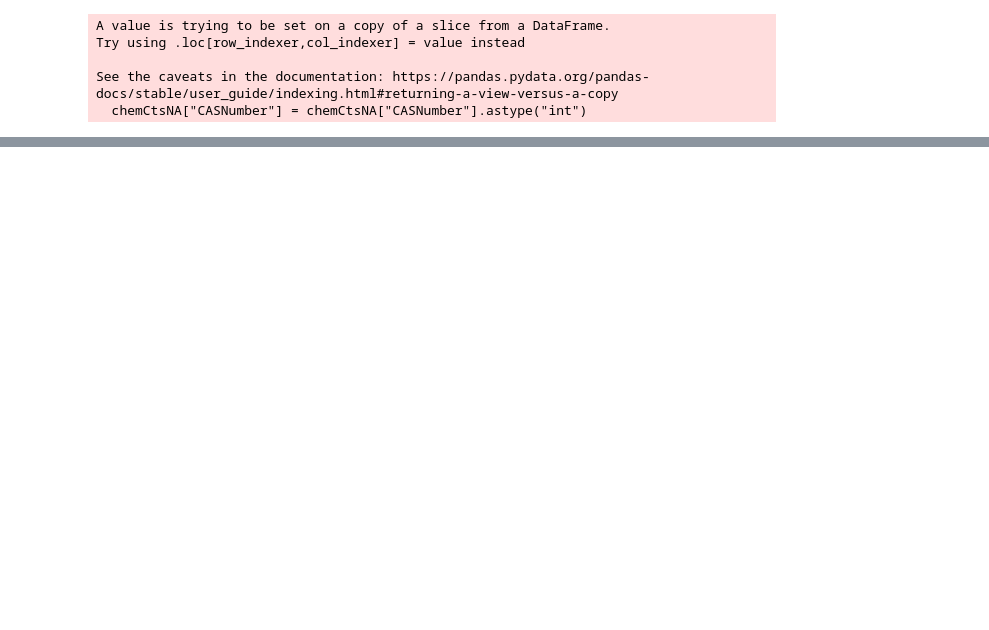
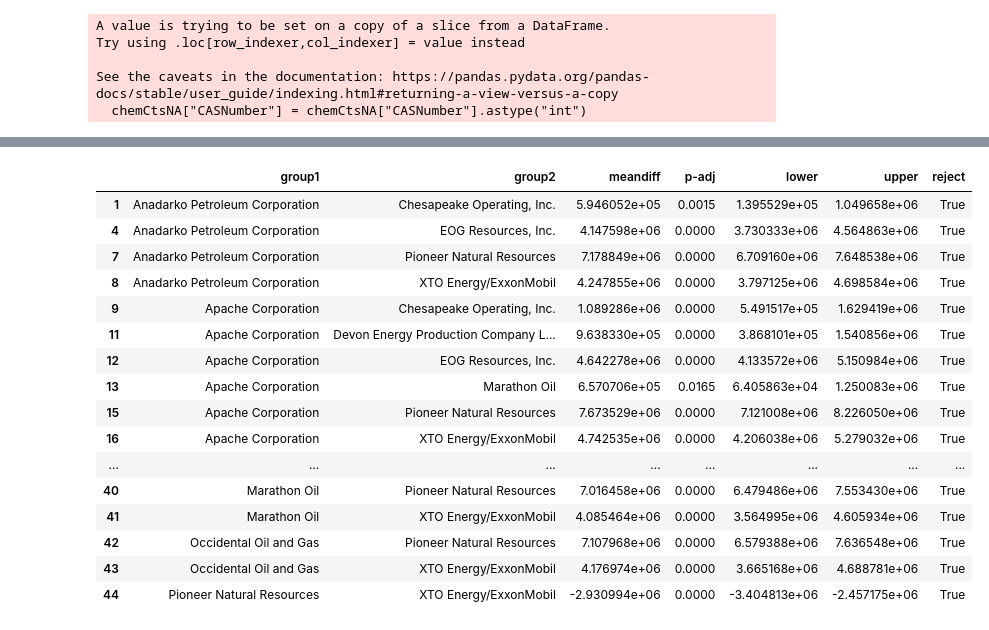
Before and after one commit to elfie42/fracking-research, a Jupyter notebook: code/registry_analysis.ipynb, the cells around one changed output, grey strips where cells are left out. Saved outputs shown, nothing was run; the diff lists cells and outputs as text; code cells hidden in the pictures; blank space fills up the shorter version.

```diff
--- a/code/registry_analysis.ipynb
+++ b/code/registry_analysis.ipynb
@@ -196,0 +415,30 @@ len(purpCat)
+# %%
+
+# run test on water volume/operator pairs
+volOpTky = mc.MultiComparison(tukeyDF["waterVol"], tukeyDF["op"]).tukeyhsd().summary()
+#pd.DataFrame(volOpTky).to_csv("vo.csv")
+
+# manually go in and remove erroneous row and column
+voDF = pd.read_csv("vo.csv")
+
+# select only pairs where we reject the null hypothesis
+voDF2 = voDF[voDF["reject"]]
+voDF2
+# %% [output]
+|  | group1 | group2 | meandiff | p-adj | lower | upper | reject |
+| 1 | Anadarko Petroleum Corporation | Chesapeake Operating, Inc. | 5.946052e+05 | 0.0015 | 1.395529e+05 | 1.049658e+06 | True |
+| 4 | Anadarko Petroleum Corporation | EOG Resources, Inc. | 4.147598e+06 | 0.0000 | 3.730333e+06 | 4.564863e+06 | True |
+| 7 | Anadarko Petroleum Corporation | Pioneer Natural Resources | 7.178849e+06 | 0.0000 | 6.709160e+06 | 7.648538e+06 | True |
+| 8 | Anadarko Petroleum Corporation | XTO Energy/ExxonMobil | 4.247855e+06 | 0.0000 | 3.797125e+06 | 4.698584e+06 | True |
+| 9 | Apache Corporation | Chesapeake Operating, Inc. | 1.089286e+06 | 0.0000 | 5.491517e+05 | 1.629419e+06 | True |
+| 11 | Apache Corporation | Devon Energy Production Company L... | 9.638330e+05 | 0.0000 | 3.868101e+05 | 1.540856e+06 | True |
+| 12 | Apache Corporation | EOG Resources, Inc. | 4.642278e+06 | 0.0000 | 4.133572e+06 | 5.150984e+06 | True |
+| 13 | Apache Corporation | Marathon Oil | 6.570706e+05 | 0.0165 | 6.405863e+04 | 1.250083e+06 | True |
+| 15 | Apache Corporation | Pioneer Natural Resources | 7.673529e+06 | 0.0000 | 7.121008e+06 | 8.226050e+06 | True |
+| 16 | Apache Corporation | XTO Energy/ExxonMobil | 4.742535e+06 | 0.0000 | 4.206038e+06 | 5.279032e+06 | True |
+| ... | ... | ... | ... | ... | ... | ... | ... |
+| 40 | Marathon Oil | Pioneer Natural Resources | 7.016458e+06 | 0.0000 | 6.479486e+06 | 7.553430e+06 | True |
+| 41 | Marathon Oil | XTO Energy/ExxonMobil | 4.085464e+06 | 0.0000 | 3.564995e+06 | 4.605934e+06 | True |
+| 42 | Occidental Oil and Gas | Pioneer Natural Resources | 7.107968e+06 | 0.0000 | 6.579388e+06 | 7.636548e+06 | True |
+| 43 | Occidental Oil and Gas | XTO Energy/ExxonMobil | 4.176974e+06 | 0.0000 | 3.665168e+06 | 4.688781e+06 | True |
+| 44 | Pioneer Natural Resources | XTO Energy/ExxonMobil | -2.930994e+06 | 0.0000 | -3.404813e+06 | -2.457175e+06 | True |
```
Also changed, not shown: parts of 33 cells of this notebook, 2 other files.
